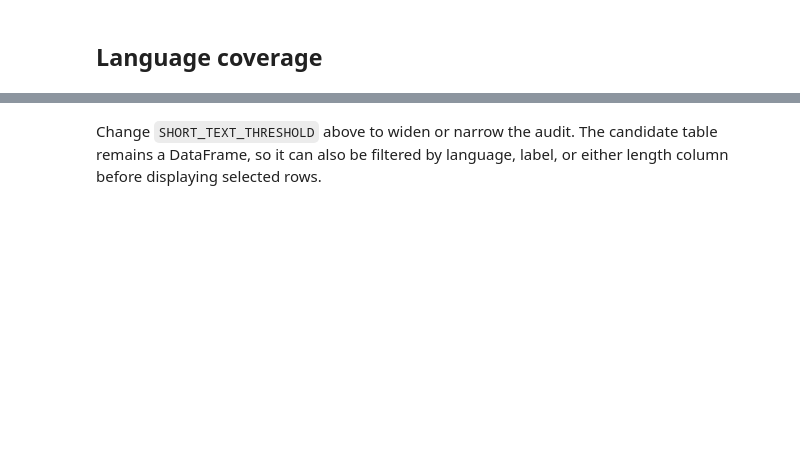
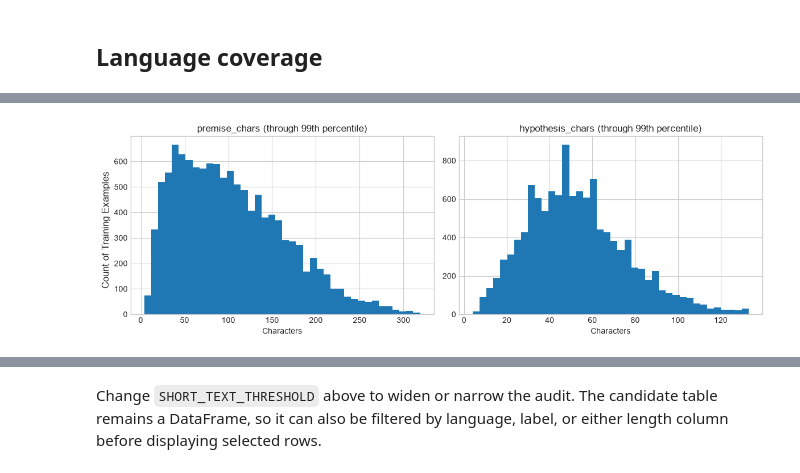
Before and after one commit to KurtMeehanPro/adventure-of-the-lying-detective, a Jupyter notebook: notebooks/01_dataset_exploration.ipynb, the cells around one changed output, grey strips where cells are left out. Cells and saved outputs as stored; diff of their text form; code cells hidden in the pictures; blank space fills up the shorter version.

```diff
--- a/notebooks/01_dataset_exploration.ipynb
+++ b/notebooks/01_dataset_exploration.ipynb
@@ -114,12 +272,17 @@ train[length_columns].describe(percentiles=[0.01, 0.05, 0.5, 0.95, 0.99]).round(
 # %%
 fig, axes = plt.subplots(1, 2, figsize=(12, 4))
 for column, axis in zip(["premise_chars", "hypothesis_chars"], axes):
     upper_bound = train[column].quantile(0.99)
     train.loc[train[column] <= upper_bound, column].plot.hist(
         bins=40, ax=axis, title=f"{column} (through 99th percentile)"
     )
     axis.set_xlabel("Characters")
+    axis.set_ylabel("")
+
+fig.supylabel("Count of Training Examples")
 plt.tight_layout()
+# %% [output]
+[figure, added]
 # %%
 lengths_by_language = train.groupby("language")[length_columns].agg(
     ["min", "median", "mean", "max"]
```
Also changed, not shown: parts of 27 cells of this notebook.
